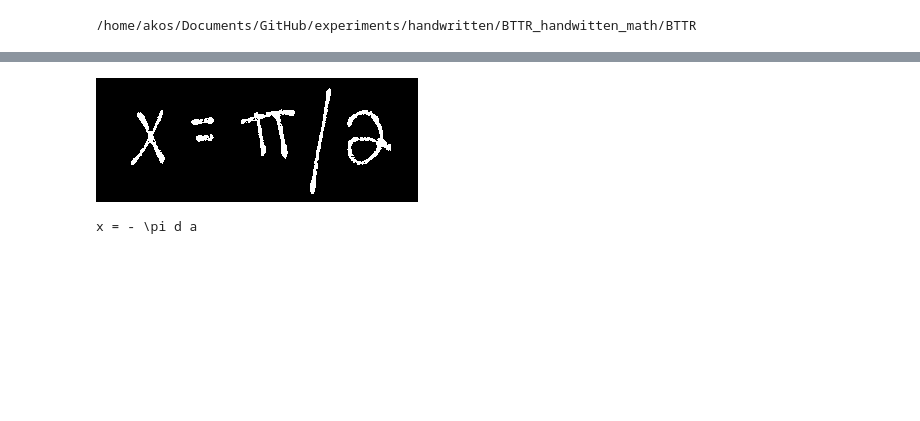
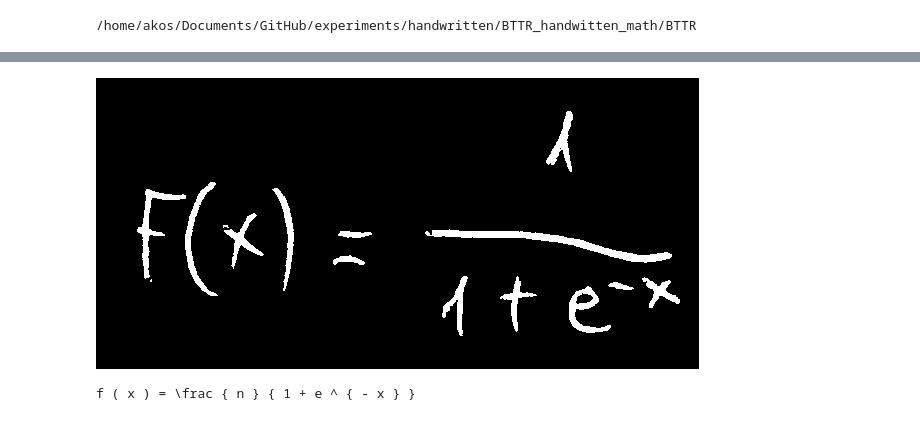
Before and after one commit to InsertNameHereOCR/experiments, a Jupyter notebook: handwritten/BTTR_handwitten_math/BTTR.ipynb, the cells around one changed output, grey strips where cells are left out. Cells and saved outputs as stored; diff of their text form; code cells hidden in the pictures; blank space fills up the shorter version.

```diff
--- a/handwritten/BTTR_handwitten_math/BTTR.ipynb
+++ b/handwritten/BTTR_handwitten_math/BTTR.ipynb
@@ -58,6 +58,7 @@ from PIL import Image
 from torchvision.transforms import ToTensor
 # %%
 img_path="../test_imgs/math_test_mid.png"
+img_path="../test.png"
 ckpt= "./pretrained-2014.ckpt"
 test_year = "2014"
 # %%
@@ -67,18 +66,20 @@ img = Image.open(img_path)
 # %%
-thresh = 30
+img = Image.open(img_path)
+thresh = 210
 fn = lambda x : 0 if x > thresh else 255
 img = img.convert('L').point(fn, mode='1')
 display(img)
 # %% [output]
-[figure, old version]
+[figure, new version]
 # %%
 img = ToTensor()(img)
 # %%
+# increased beam sized results in better result, but slower performance
 hyp = model.beam_search(
     img=img,
-    beam_size= 14,
-    max_len = 300,
+    beam_size=22,
+    max_len = 350,
     alpha  = 1.0)
 print(hyp)
 # %% [output]
-x = - \pi d a
+f ( x ) = \frac { n } { 1 + e ^ { - x } }
```
Also changed, not shown: parts of 1 cell of this notebook, 4 other files.
